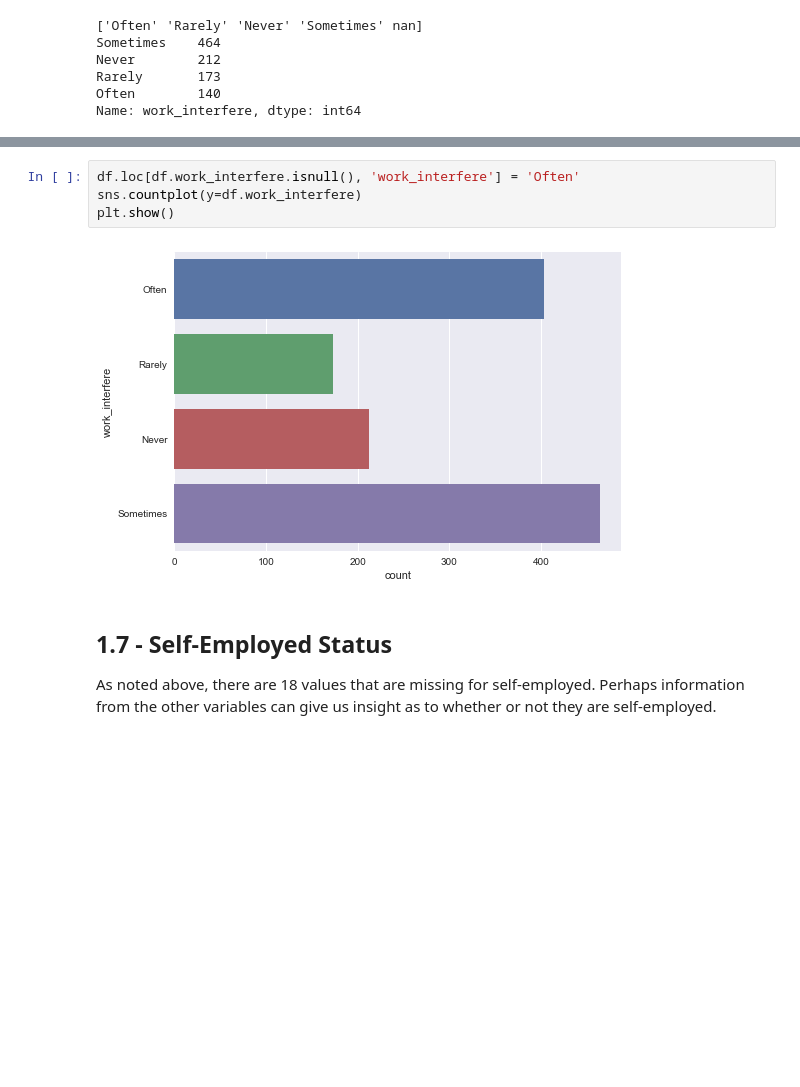
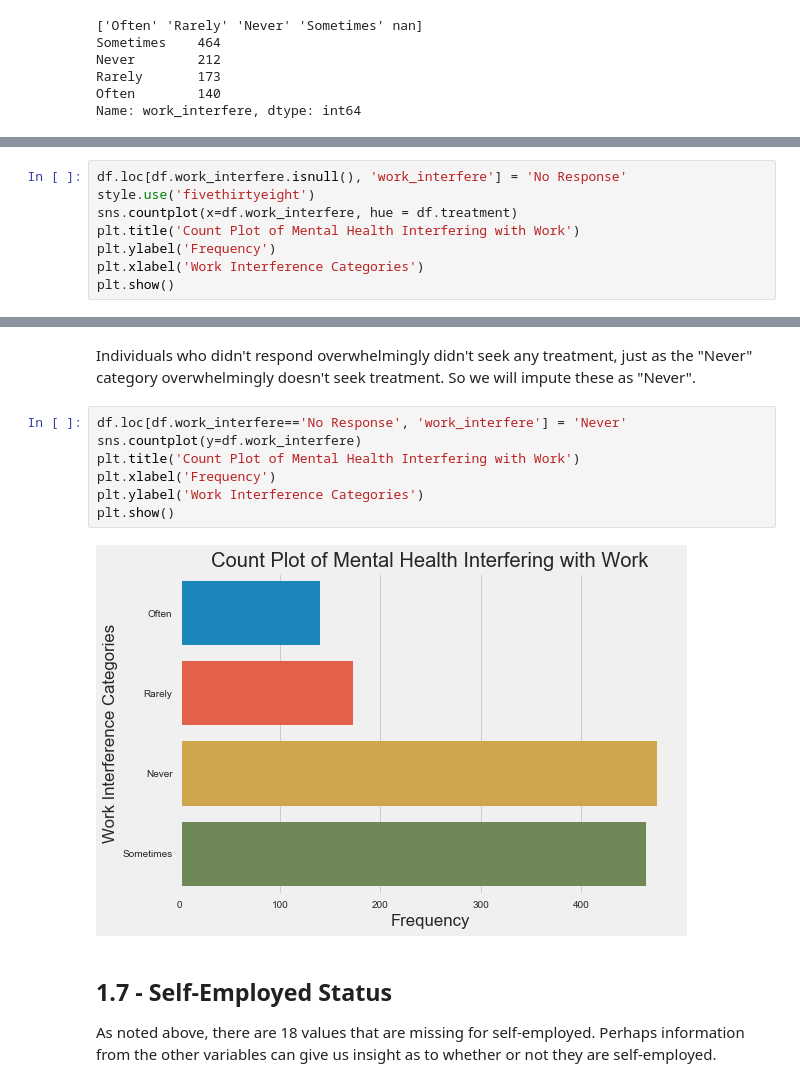
Before and after one commit to Carl-Lejerskar/Stats131Project, a Jupyter notebook: Final Project Notebook.ipynb, the cells around one changed output, grey strips where cells are left out. Cells and saved outputs as stored; diff of their text form; blank space fills up the shorter version.

```diff
--- a/Final Project Notebook.ipynb
+++ b/Final Project Notebook.ipynb
@@ -206,0 +217,8 @@ Therefore, we are going to impute the missing values with "Often." This will dra
+# %%
+df.loc[df.work_interfere.isnull(), 'work_interfere'] = 'No Response'
+style.use('fivethirtyeight')
+sns.countplot(x=df.work_interfere, hue = df.treatment)
+plt.title('Count Plot of Mental Health Interfering with Work')
+plt.ylabel('Frequency')
+plt.xlabel('Work Interference Categories')
+plt.show()
@@ -207,9 +227,14 @@ Therefore, we are going to impute the missing values with "Often." This will dra
+# %% [markdown]
+Individuals who didn't respond overwhelmingly didn't seek any treatment, just as the "Never" category overwhelmingly doesn't seek treatment. So we will impute these as "Never".
 # %%
-df.loc[df.work_interfere.isnull(), 'work_interfere'] = 'Often'
+df.loc[df.work_interfere=='No Response', 'work_interfere'] = 'Never'
 sns.countplot(y=df.work_interfere)
+plt.title('Count Plot of Mental Health Interfering with Work')
+plt.xlabel('Frequency')
+plt.ylabel('Work Interference Categories')
 plt.show()
 # %% [output]
-[figure, old version]
+[figure, new version]
 # %% [markdown]
 ## 1.7 - Self-Employed Status
 As noted above, there are 18 values that are missing for self-employed. Perhaps information from the other variables can give us insight as to whether or not they are self-employed.
```
Also changed, not shown: parts of 48 cells of this notebook.
